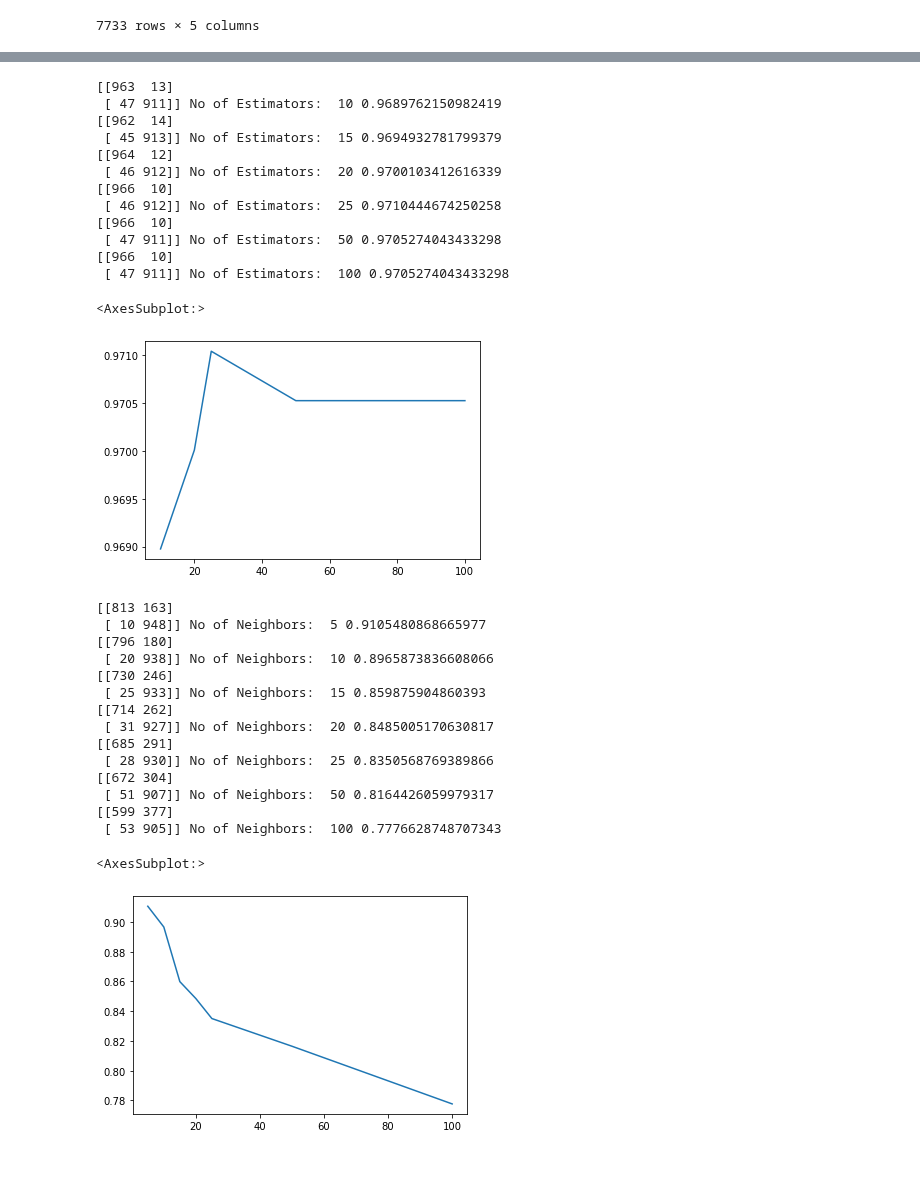
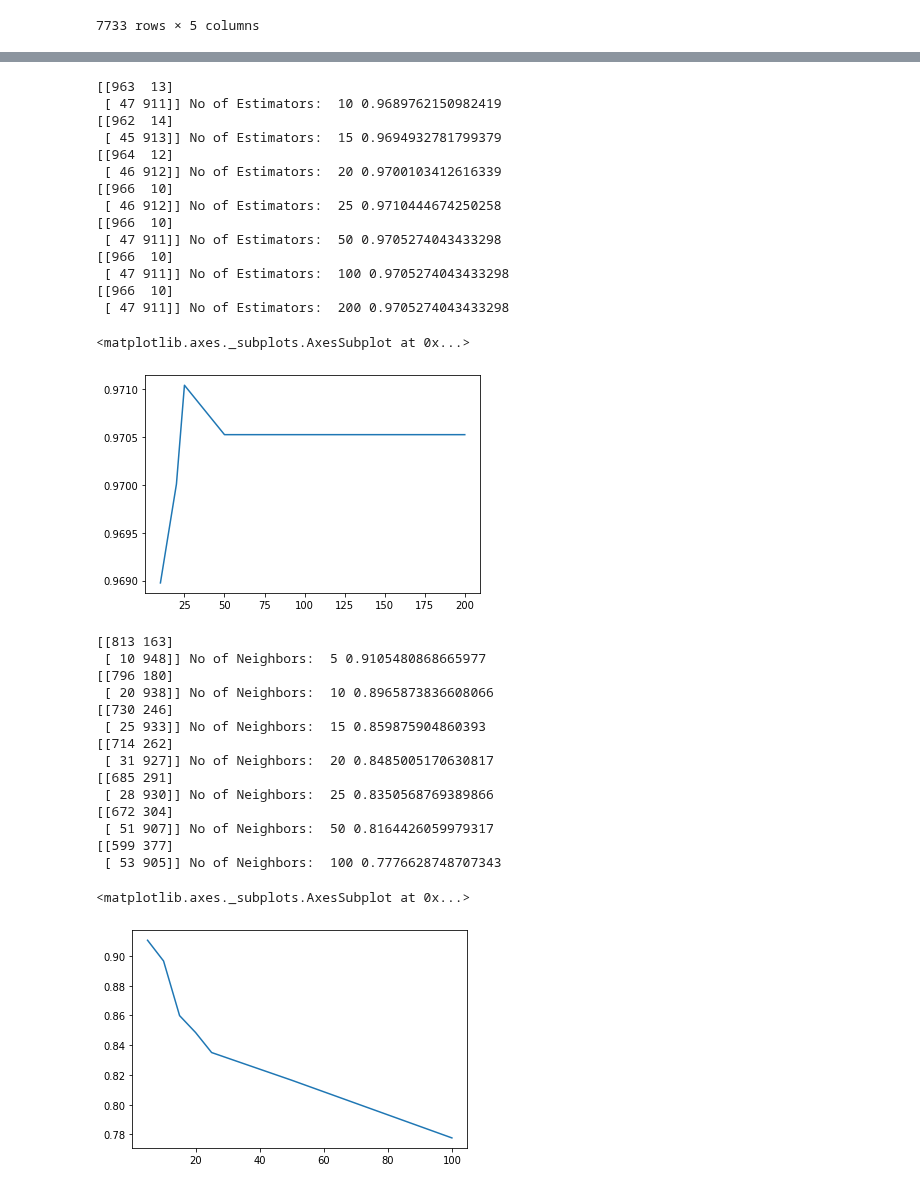
Before and after one commit to vatsalchheda/StrokePrediction, a Jupyter notebook: Stroke.ipynb, the cells around one changed output, grey strips where cells are left out. Saved outputs shown, nothing was run; the diff lists cells and outputs as text; code cells hidden in the pictures.

```diff
--- a/Stroke.ipynb
+++ b/Stroke.ipynb
@@ -391,7 +391,7 @@ See the caveats in the documentation: https://pandas.pydata.org/pandas-docs/stab
 # %%
 from sklearn.tree import DecisionTreeClassifier
 from sklearn.metrics import accuracy_score,mean_absolute_error,confusion_matrix
-nodes = [10,25,50,100]
+nodes = [10,25,50,100,300]
 accuracy =[]
 for node in nodes:
     model = DecisionTreeClassifier(random_state=1,max_leaf_nodes=node)
@@ -416,32 +418,34 @@ sns.lineplot(x=nodes,y=accuracy)
 # %%
 from sklearn.ensemble import RandomForestClassifier
 from sklearn.metrics import accuracy_score,mean_absolute_error
-nodes = [10,15,20,25,50,100]
+nodes = [10,15,20,25,50,100,200]
 accuracy =[]
 for node in nodes:
     model = RandomForestClassifier(criterion = 'entropy', random_state=0, n_estimators=node)
     model.fit(X_train,Y_train.values.ravel())
     preds = model.predict(X_test)
     accs = accuracy_score(Y_test,preds.round())
     accuracy.append(accs)
     print(confusion_matrix(Y_test,preds.round()),'No of Estimators: ', node,accs)
 
 sns.lineplot(x=nodes,y=accuracy)
 # %% [output]
 [[963  13]
  [ 47 911]] No of Estimators:  10 0.9689762150982419
 [[962  14]
  [ 45 913]] No of Estimators:  15 0.9694932781799379
 [[964  12]
  [ 46 912]] No of Estimators:  20 0.9700103412616339
 [[966  10]
  [ 46 912]] No of Estimators:  25 0.9710444674250258
 [[966  10]
  [ 47 911]] No of Estimators:  50 0.9705274043433298
 [[966  10]
  [ 47 911]] No of Estimators:  100 0.9705274043433298
+[[966  10]
+ [ 47 911]] No of Estimators:  200 0.9705274043433298
-<AxesSubplot:>
+<matplotlib.axes._subplots.AxesSubplot at 0x...>
-[figure, old version]
+[figure, new version]
 # %%
 from sklearn.neighbors import KNeighborsClassifier
 from sklearn.metrics import accuracy_score,mean_absolute_error
@@ -471,7 +475,7 @@ sns.lineplot(x=nodes,y=accuracy)
  [ 51 907]] No of Neighbors:  50 0.8164426059979317
 [[599 377]
  [ 53 905]] No of Neighbors:  100 0.7776628748707343
-<AxesSubplot:>
+<matplotlib.axes._subplots.AxesSubplot at 0x...>
 [figure]
 # %%
 import tensorflow as tf
```
Also changed, not shown: parts of 16 cells of this notebook, 7 other files.
